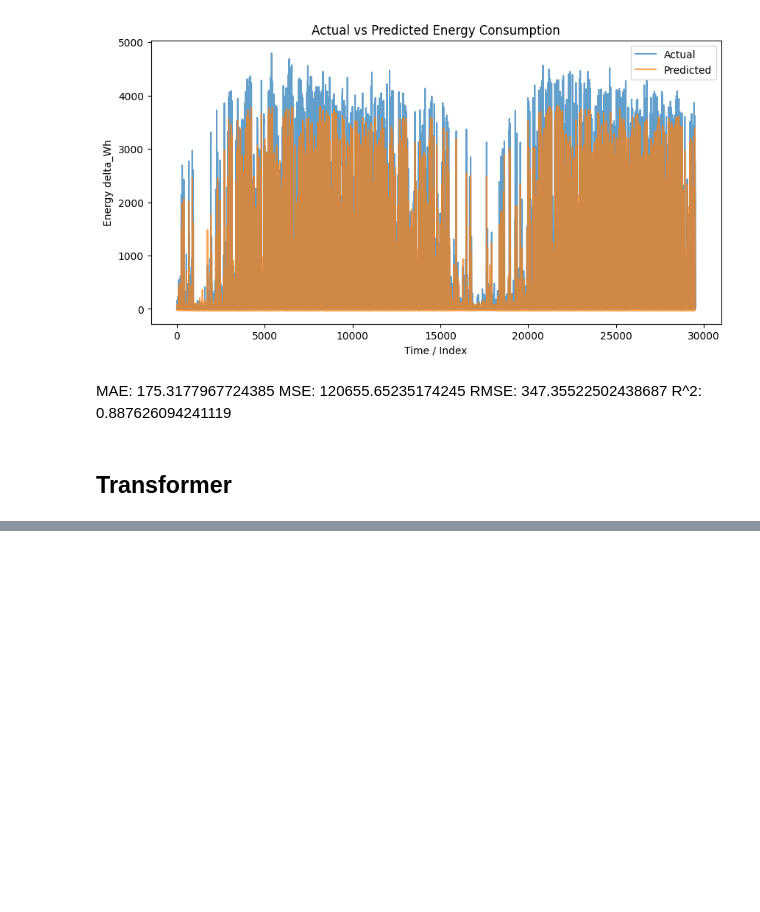
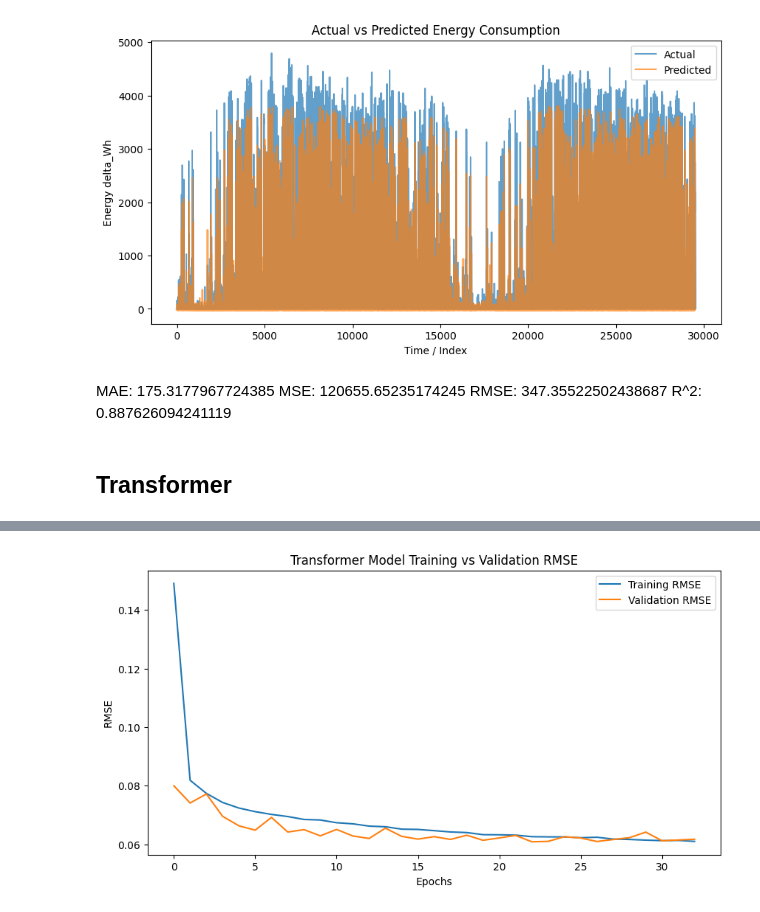
Before and after one commit to chenming7777/greenlight, a Jupyter notebook: solar_preprocessing/solar_model.ipynb, the cells around one changed output, grey strips where cells are left out. Saved outputs shown, nothing was run; the diff lists cells and outputs as text; code cells hidden in the pictures; blank space fills up the shorter version.

```diff
--- a/solar_preprocessing/solar_model.ipynb
+++ b/solar_preprocessing/solar_model.ipynb
@@ -1543,0 +1542,94 @@ R^2: 0.9098289755648985
+# %%
+d_model = 32
+num_heads = 8
+ff_dim = 256
+dropout_rate = 0.1
+num_encoder_layers = 4
+
+# Positional encoding for 24 time steps
+pe = positional_encoding(TIME_STEPS, d_model)
+
+# ==============================================
+# BUILD THE MODEL
+# ==============================================
+inputs = Input(shape=(TIME_STEPS, X_train.shape[1]))  # shape=(24, n_features)
+x = Dense(d_model)(inputs)  # Project input to d_model dimension
+x = x + pe  # Add positional encoding
+
+# Stack multiple encoder layers
+for _ in range(num_encoder_layers):
+    x = TransformerEncoder(d_model, num_heads, ff_dim, dropout_rate)(x)
+
+# Use final time step output for prediction
+x = Lambda(lambda x: x[:, -1, :])(x)  # extract the last time step
+x = Dense(64, activation='relu')(x)
+x = Dropout(dropout_rate)(x)
+outputs = Dense(1)(x)
+
+model = Model(inputs, outputs)
+
+# ==============================================
+# COMPILE & TRAIN
+# ==============================================
+optimizer = tf.keras.optimizers.Adam(learning_rate=0.0001)
+
+model.compile(optimizer=optimizer, loss='mse', metrics=['mae'])
+
+early_stopping = tf.keras.callbacks.EarlyStopping(
+    monitor='val_loss',
+    patience=10,
+    restore_best_weights=True
+)
+
+history = model.fit(
+    X_train_seq, y_train_seq,
+    epochs=100,
+    batch_size=64,
+    validation_data=(X_test_seq, y_test_seq),
+    callbacks=[early_stopping],
+    verbose=1
+)
+
+y_pred_scaled = model.predict(X_test_seq)
+y_pred = scaler_y.inverse_transform(y_pred_scaled)
+
+y_test_seq_unscaled = scaler_y.inverse_transform(y_test_seq)
+
+def root_mean_squared_error(y_true, y_pred):
+    return np.sqrt(mean_squared_error(y_true, y_pred))
+
+mae = mean_absolute_error(y_test_seq_unscaled, y_pred)
+mse = mean_squared_error(y_test_seq_unscaled, y_pred)
+rmse = root_mean_squared_error(y_test_seq_unscaled, y_pred)
+from sklearn.metrics import r2_score
+r2 = r2_score(y_test_seq_unscaled, y_pred)
+
+print("MAE:", mae)
+print("MSE:", mse)
+print("RMSE:", rmse)
+print("R^2:", r2)
+
+# Plot training vs. validation RMSE
+train_rmse = np.sqrt(history.history['loss'])
+val_rmse = np.sqrt(history.history['val_loss'])
+
+import matplotlib.pyplot as plt
+plt.figure(figsize=(10, 5))
+plt.plot(train_rmse, label='Training RMSE')
+plt.plot(val_rmse, label='Validation RMSE')
+plt.xlabel("Epochs")
+plt.ylabel("RMSE")
+plt.title("Transformer Model Training vs Validation RMSE")
+plt.legend()
+plt.show()
+
+# Plot Actual vs Predicted
+plt.figure(figsize=(10, 5))
+plt.plot(y_test_seq_unscaled, label='Actual', alpha=0.7)
+plt.plot(y_pred, label='Predicted', alpha=0.7)
+plt.xlabel('Time / Index')
+plt.ylabel('Energy delta_Wh')
+plt.title('Actual vs Predicted Energy Generation')
+plt.legend()
+plt.show()
+# %% [output]
@@ -1543,0 +1653 @@ R^2: 0.9098289755648985
+[figure, added]
```
Also changed, not shown: parts of 28 cells of this notebook, 4 other files.
